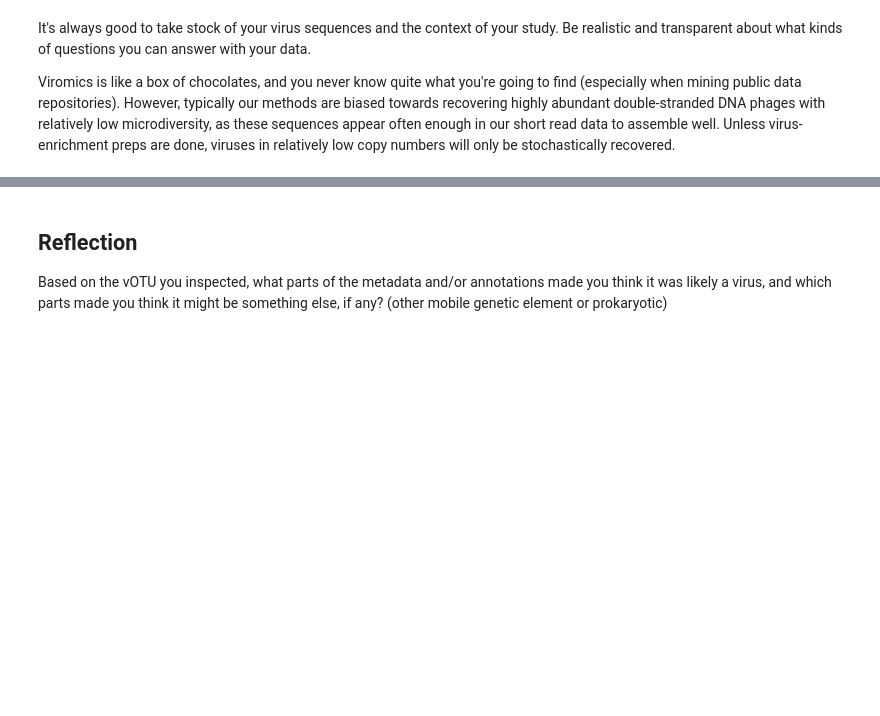
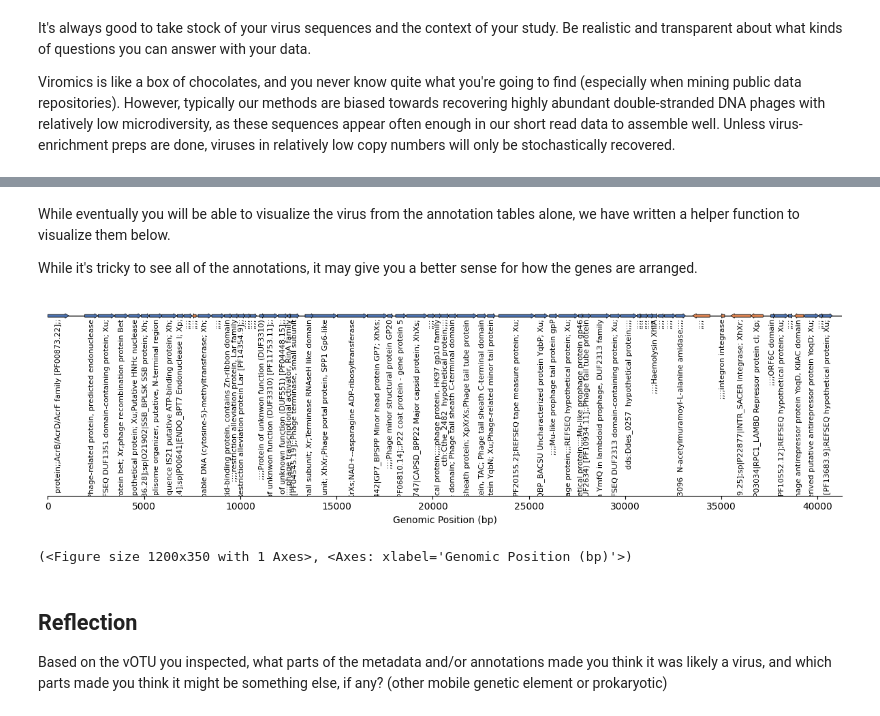
Before and after one commit to jamesriddellv/2026-Viromics-Practicals, a Jupyter notebook: day1_and_2_Bioreactor_viruses_deep_dive_identification.ipynb, the cells around one changed output, grey strips where cells are left out. Cells and saved outputs as stored; diff of their text form; code cells hidden in the pictures; blank space fills up the shorter version.

```diff
--- a/day1_and_2_Bioreactor_viruses_deep_dive_identification.ipynb
+++ b/day1_and_2_Bioreactor_viruses_deep_dive_identification.ipynb
@@ -236,3 +242,13 @@ Annotations exported to: /content/contig_591846_annotations.csv
+# %% [markdown]
+While eventually you will be able to visualize the virus from the annotation tables alone, we have written a helper function to visualize them below.
+
+While it's tricky to see all of the annotations, it may give you a better sense for how the genes are arranged.
+# %%
+sh.plot_genes(annotations_df,
+              label_col='concat_annotations')
+# %% [output]
+[figure, added]
+(<Figure size 1200x350 with 1 Axes>, <Axes: xlabel='Genomic Position (bp)'>)
 # %% [markdown]
 ## Reflection
 
```
Also changed, not shown: parts of 4 cells of this notebook.
